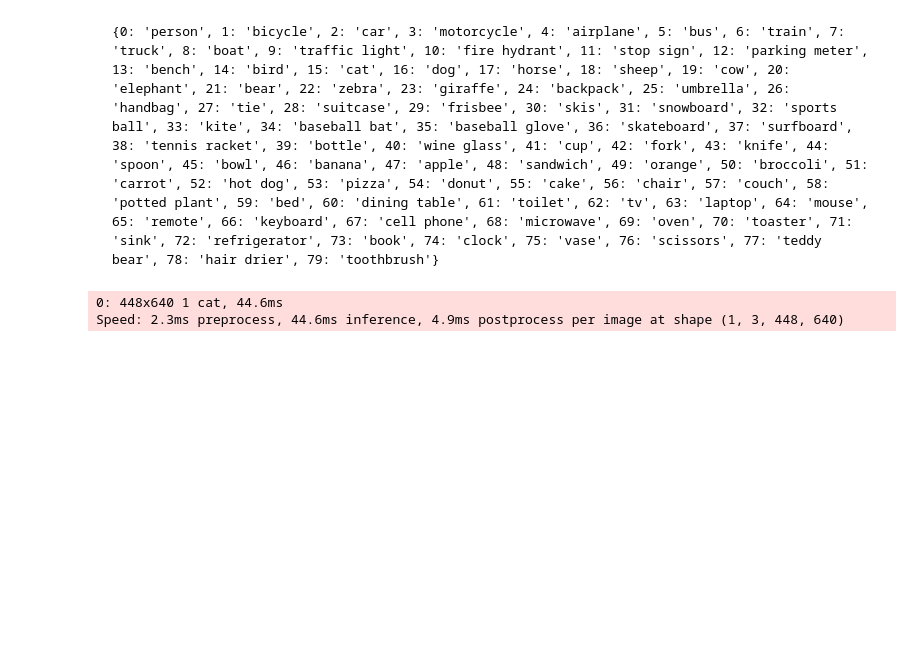
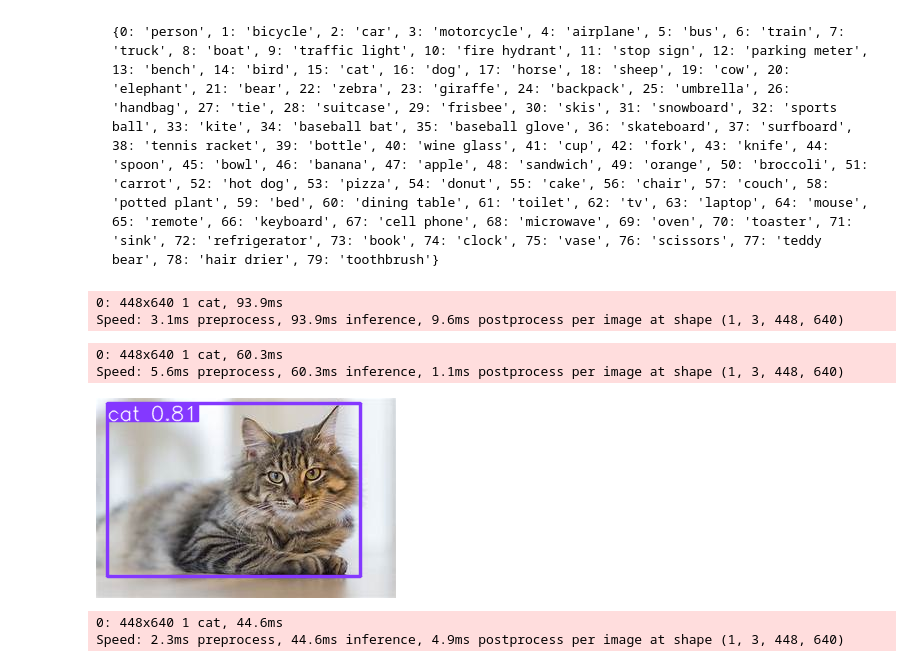
Before and after one commit to roydipta/safari_stickerbook, a Jupyter notebook: Model Training/YOLOv8 and SAM.ipynb, the cells around one changed output. Saved outputs shown, nothing was run; the diff lists cells and outputs as text; code cells hidden in the pictures; blank space fills up the shorter version.

```diff
--- a/Model Training/YOLOv8 and SAM.ipynb
+++ b/Model Training/YOLOv8 and SAM.ipynb
@@ -61,3 +61,13 @@ image = cv2.imread('./raw-img/cat/3.jpeg')
     {0: 'person', 1: 'bicycle', 2: 'car', 3: 'motorcycle', 4: 'airplane', 5: 'bus', 6: 'train', 7: 'truck', 8: 'boat', 9: 'traffic light', 10: 'fire hydrant', 11: 'stop sign', 12: 'parking meter', 13: 'bench', 14: 'bird', 15: 'cat', 16: 'dog', 17: 'horse', 18: 'sheep', 19: 'cow', 20: 'elephant', 21: 'bear', 22: 'zebra', 23: 'giraffe', 24: 'backpack', 25: 'umbrella', 26: 'handbag', 27: 'tie', 28: 'suitcase', 29: 'frisbee', 30: 'skis', 31: 'snowboard', 32: 'sports ball', 33: 'kite', 34: 'baseball bat', 35: 'baseball glove', 36: 'skateboard', 37: 'surfboard', 38: 'tennis racket', 39: 'bottle', 40: 'wine glass', 41: 'cup', 42: 'fork', 43: 'knife', 44: 'spoon', 45: 'bowl', 46: 'banana', 47: 'apple', 48: 'sandwich', 49: 'orange', 50: 'broccoli', 51: 'carrot', 52: 'hot dog', 53: 'pizza', 54: 'donut', 55: 'cake', 56: 'chair', 57: 'couch', 58: 'potted plant', 59: 'bed', 60: 'dining table', 61: 'toilet', 62: 'tv', 63: 'laptop', 64: 'mouse', 65: 'remote', 66: 'keyboard', 67: 'cell phone', 68: 'microwave', 69: 'oven', 70: 'toaster', 71: 'sink', 72: 'refrigerator', 73: 'book', 74: 'clock', 75: 'vase', 76: 'scissors', 77: 'teddy bear', 78: 'hair drier', 79: 'toothbrush'}
 # %%
 model = YOLO('yolov8n.pt')
+# %%
+objects = model(image, save = False, classes=[15, 16])
+# %% [output]
+0: 448x640 1 cat, 93.9ms
+Speed: 3.1ms preprocess, 93.9ms inference, 9.6ms postprocess per image at shape (1, 3, 448, 640)
+# %%
+results = model.predict(image)
+# %% [output]
+0: 448x640 1 cat, 60.3ms
+Speed: 5.6ms preprocess, 60.3ms inference, 1.1ms postprocess per image at shape (1, 3, 448, 640)
@@ -64,3 +76,7 @@ model = YOLO('yolov8n.pt')
+# %%
+Image.fromarray(results[0].plot()[:,:,::-1])
+# %% [output]
+[figure, added]
 # %%
 def segment(image):
 
```
Also changed, not shown: parts of 1 cell of this notebook, 14 other files.
